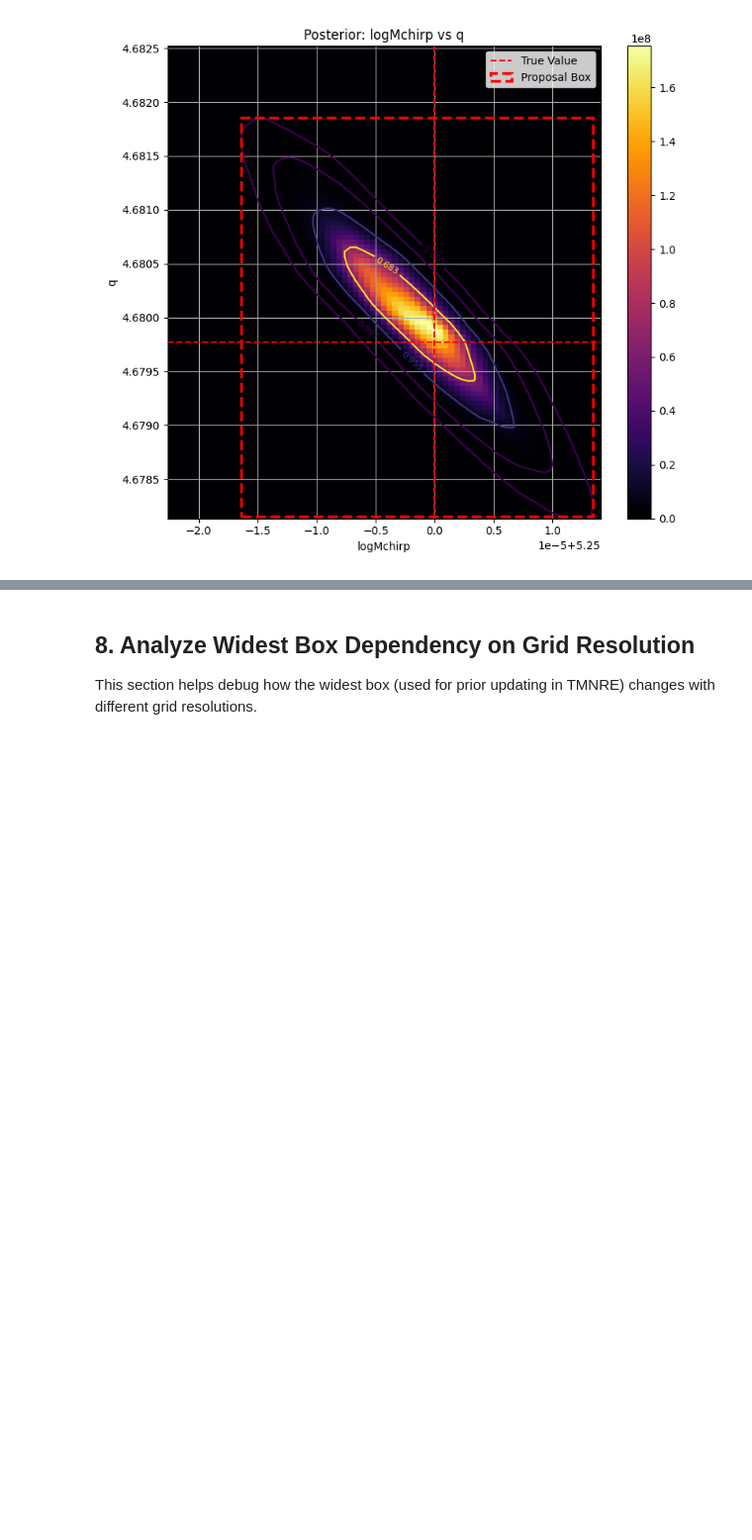
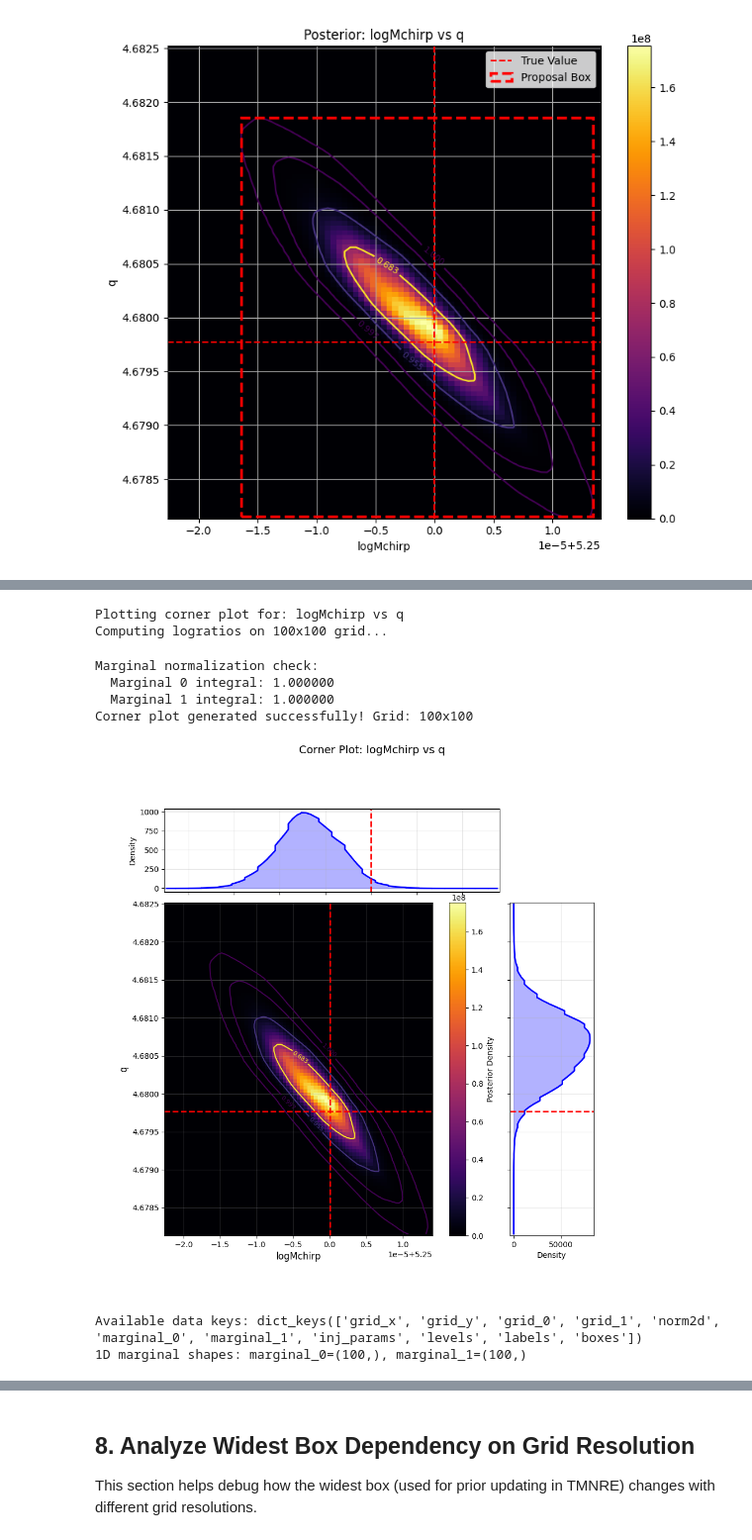
Before and after one commit to g-puleo/pembhb, a Jupyter notebook: interactive_posterior_visualization.ipynb, the cells around one changed output, grey strips where cells are left out. Shown at 99% size. Cells and saved outputs as stored; diff of their text form; code cells hidden in the pictures; blank space fills up the shorter version.

```diff
--- a/interactive_posterior_visualization.ipynb
+++ b/interactive_posterior_visualization.ipynb
@@ -513,0 +688,34 @@ Contour Boxes (sorted from narrowest to widest):
+# %%
+# Generate corner plot for the first available 2D marginal
+if available_marginals:
+    # Get the first marginal
+    marginal_name, (in_param_idx, out_param_idx) = available_marginals[0]
+
+    print(f"Plotting corner plot for: {marginal_name}")
+
+    fig, axs, data = plot_corner_with_marginals(
+        dataloader_obs,
+        model,
+        in_param_idx=in_param_idx,
+        out_param_idx=out_param_idx,
+        ngrid_points=100,  # Adjust as needed
+        show_diagnostics=True
+    )
+
+    plt.show()
+
+    # You can access the data for further analysis:
+    print(f"\nAvailable data keys: {data.keys()}")
+    print(f"1D marginal shapes: marginal_0={data['marginal_0'].shape}, marginal_1={data['marginal_1'].shape}")
+else:
+    print("No 2D marginals available to plot!")
+# %% [output]
+Plotting corner plot for: logMchirp vs q
+Computing logratios on 100x100 grid...
+Marginal normalization check:
+  Marginal 0 integral: 1.000000
+  Marginal 1 integral: 1.000000
+Corner plot generated successfully! Grid: 100x100
+[figure, added]
+Available data keys: dict_keys(['grid_x', 'grid_y', 'grid_0', 'grid_1', 'norm2d', 'marginal_0', 'marginal_1', 'inj_params', 'levels', 'labels', 'boxes'])
+1D marginal shapes: marginal_0=(100,), marginal_1=(100,)
```
Also changed, not shown: parts of 12 cells of this notebook, 2 other files.
